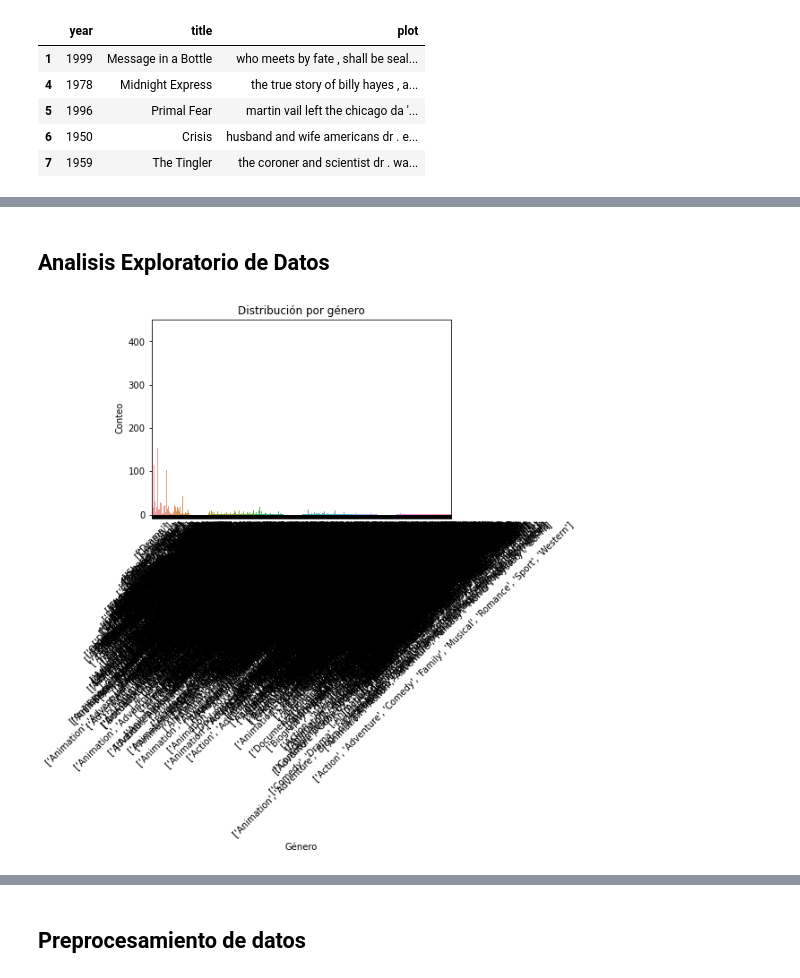
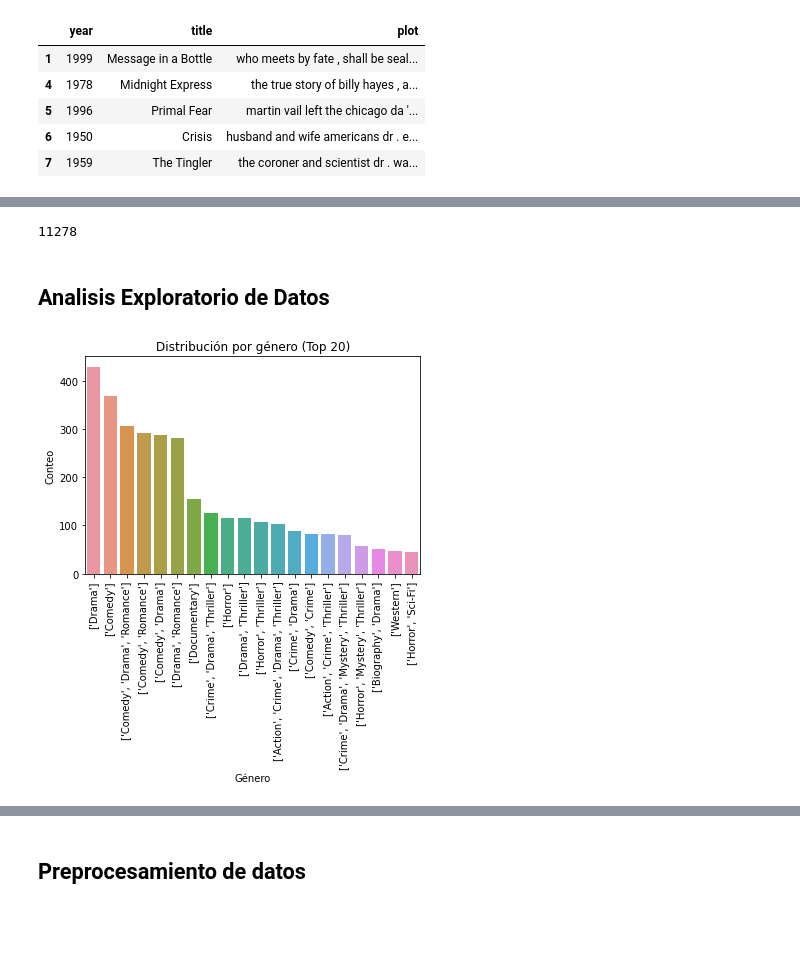
Before and after one commit to jmanjarresm/-Proyecto_2, a Jupyter notebook: S7P1_proyecto2.ipynb, the cells around one changed output, grey strips where cells are left out. Saved outputs shown, nothing was run; the diff lists cells and outputs as text; code cells hidden in the pictures; blank space fills up the shorter version.

```diff
--- a/S7P1_proyecto2.ipynb
+++ b/S7P1_proyecto2.ipynb
@@ -68,18 +82,25 @@ dataTesting.head()
+# %%
+7895+3383
+# %% [output]
+11278
 # %% [markdown]
 ## Analisis Exploratorio de Datos
 # %%
-# Crear el gráfico de barras
-sns.countplot(x="genres", data=dataTraining)
+# Contar los géneros y obtener el top 5
+top_genres = dataTraining['genres'].value_counts().head(20)
+
+# Crear el gráfico de barras con el top 5
+sns.countplot(x="genres", data=dataTraining, order=top_genres.index)
 
 # Personalizar el gráfico
-plt.title("Distribución por género")
+plt.title("Distribución por género (Top 20)")
 plt.xlabel("Género")
 plt.ylabel("Conteo")
 
 # Rotar las etiquetas del eje x para una mejor legibilidad
-plt.xticks(rotation=45)
+plt.xticks(rotation=90)
 
 # Mostrar el gráfico
 plt.show()
 # %% [output]
-[figure, old version]
+[figure, new version]
```
Also changed, not shown: parts of 8 cells of this notebook.
